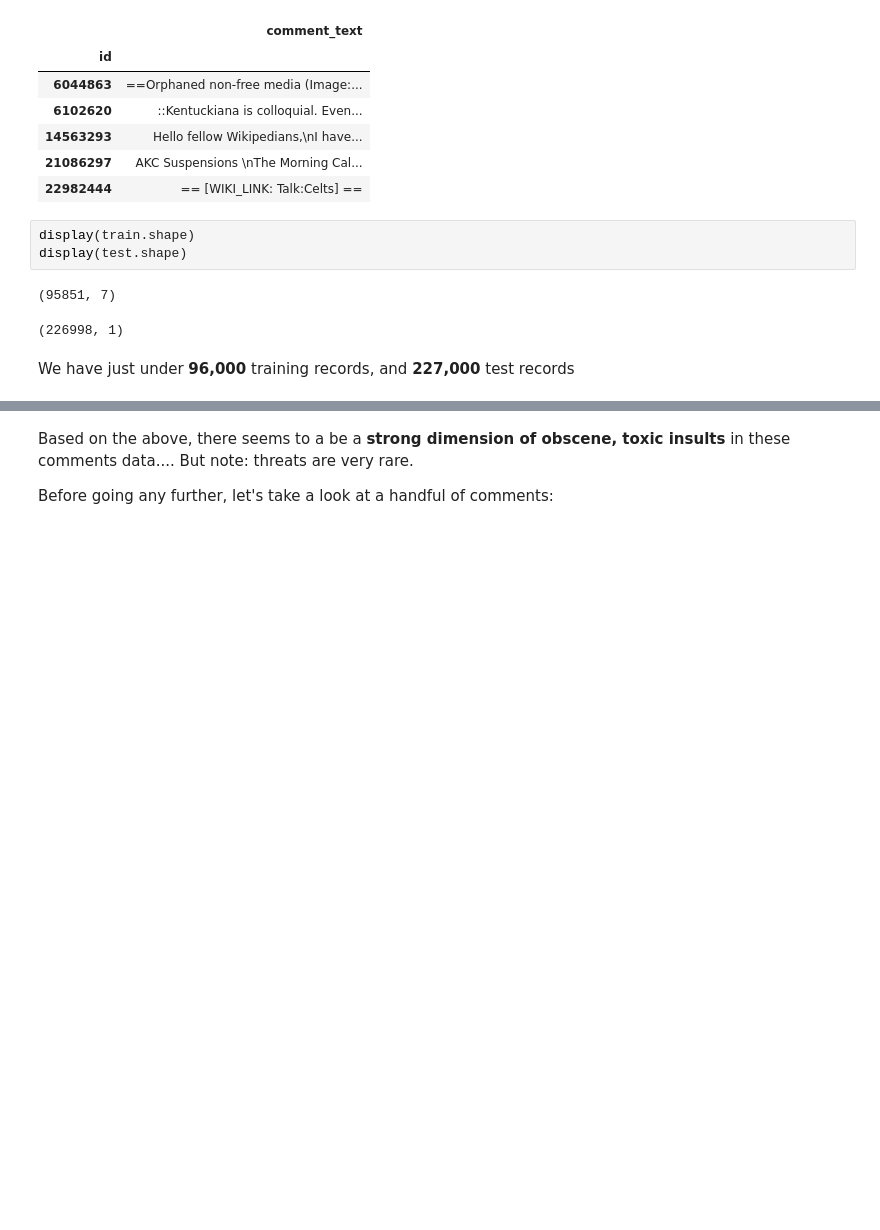
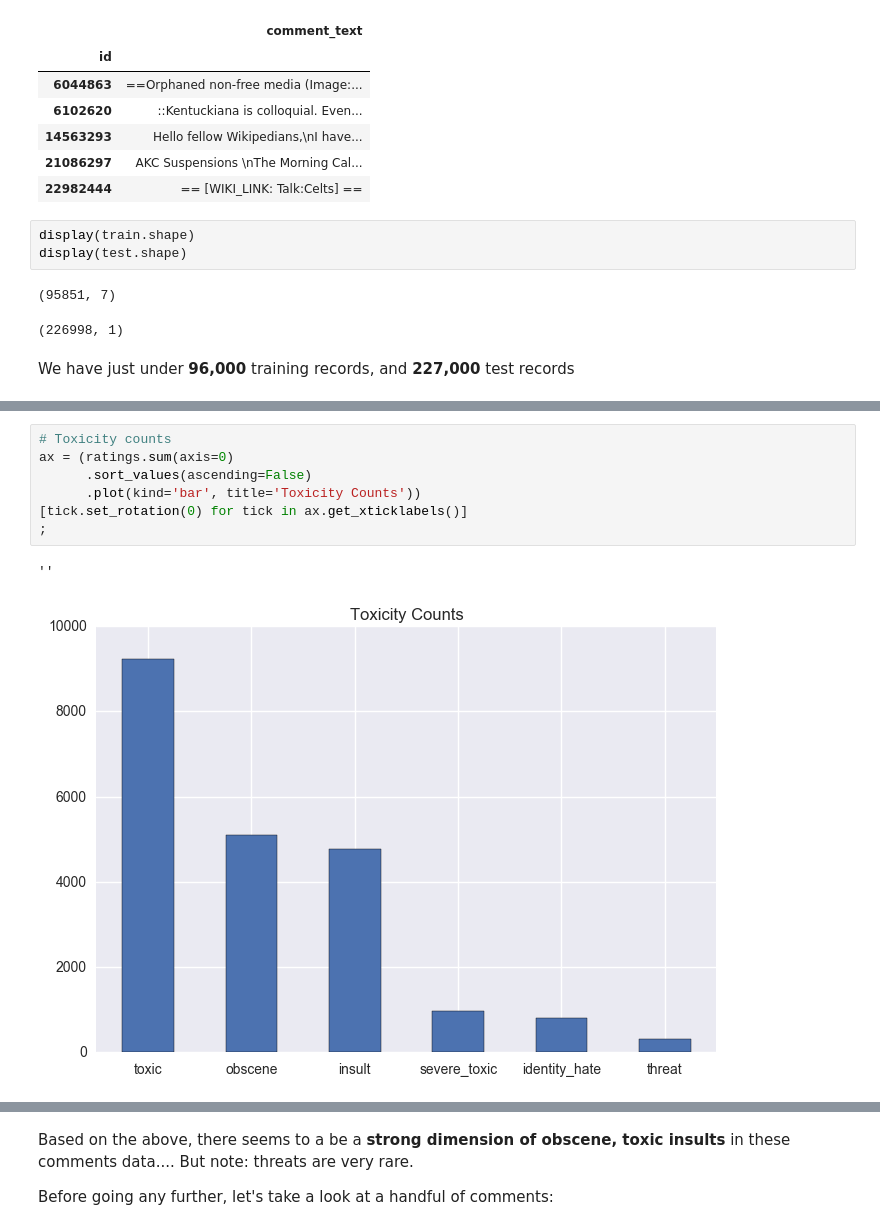
Before and after one commit to bay-area-dataphiles/toxic-comments, a Jupyter notebook: eda/eda-1.ipynb, the cells around one changed output, grey strips where cells are left out. Cells and saved outputs as stored; diff of their text form; blank space fills up the shorter version.

```diff
--- a/eda/eda-1.ipynb
+++ b/eda/eda-1.ipynb
@@ -42,0 +59,10 @@ We have just under **96,000** training records, and **227,000** test records
+# %%
+# Toxicity counts
+ax = (ratings.sum(axis=0)
+      .sort_values(ascending=False)
+      .plot(kind='bar', title='Toxicity Counts'))
+[tick.set_rotation(0) for tick in ax.get_xticklabels()]
+;
+# %% [output]
+''
+[figure, added]
```
Also changed, not shown: parts of 22 cells of this notebook.
